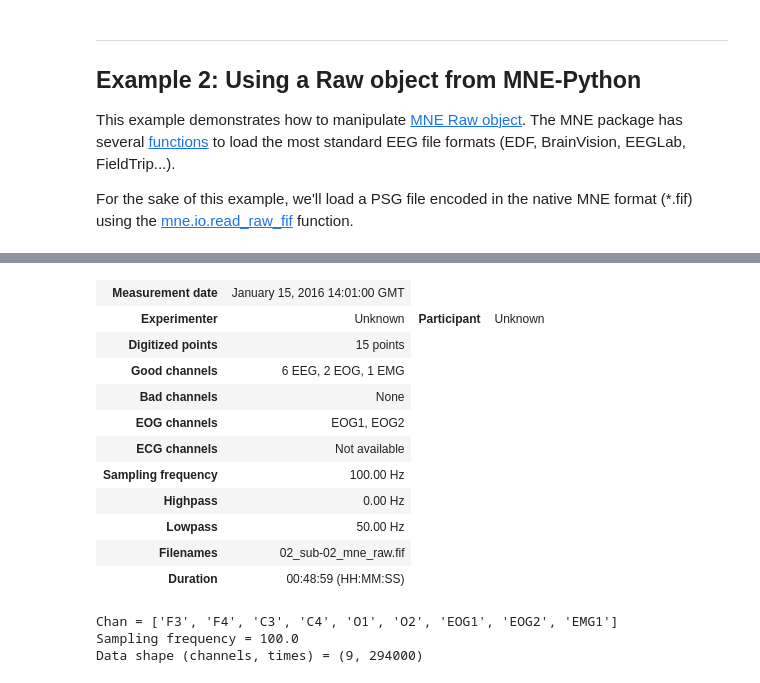
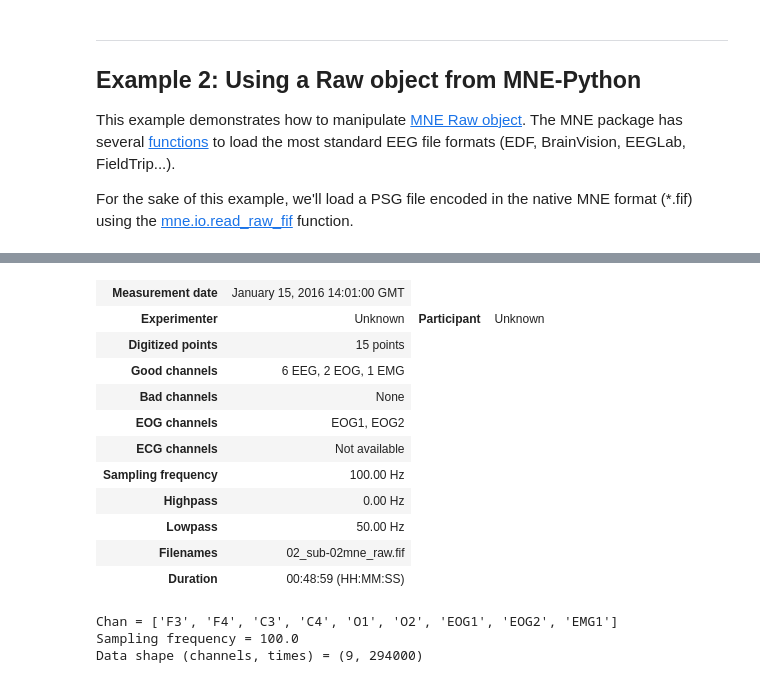
Before and after one commit to beneyoung/yasa_basic, a Jupyter notebook: spindle_notebooks/02_spindles_detection_multi.ipynb, the cells around one changed output, grey strips where cells are left out. Saved outputs shown, nothing was run; the diff lists cells and outputs as text; code cells hidden in the pictures.

```diff
--- a/spindle_notebooks/02_spindles_detection_multi.ipynb
+++ b/spindle_notebooks/02_spindles_detection_multi.ipynb
@@ -270,21 +252,21 @@ For the sake of this example, we'll load a PSG file encoded in the native MNE fo
 # %%
 import mne
 
 # Load the raw object
-raw = mne.io.read_raw_fif('/content/yasa_basic/spindle_notebooks/data/02_sub-02_mne_raw.fif', preload=True, verbose=False)
+raw = mne.io.read_raw_fif('/content/02_sub-02mne_raw.fif', preload=True, verbose=False)
 raw
 # %% [output]
 | Measurement date | January 15, 2016 14:01:00 GMT |
 | Experimenter | Unknown | Participant | Unknown |
 | Digitized points | 15 points |
 | Good channels | 6 EEG, 2 EOG, 1 EMG |
 | Bad channels | None |
 | EOG channels | EOG1, EOG2 |
 | ECG channels | Not available |
 | Sampling frequency | 100.00 Hz |
 | Highpass | 0.00 Hz |
 | Lowpass | 50.00 Hz |
-| Filenames | 02_sub-02_mne_raw.fif |
+| Filenames | 02_sub-02mne_raw.fif |
 | Duration | 00:48:59 (HH:MM:SS) |
 # %%
 # Let's have a look at the data
```
Also changed, not shown: parts of 9 cells of this notebook.
